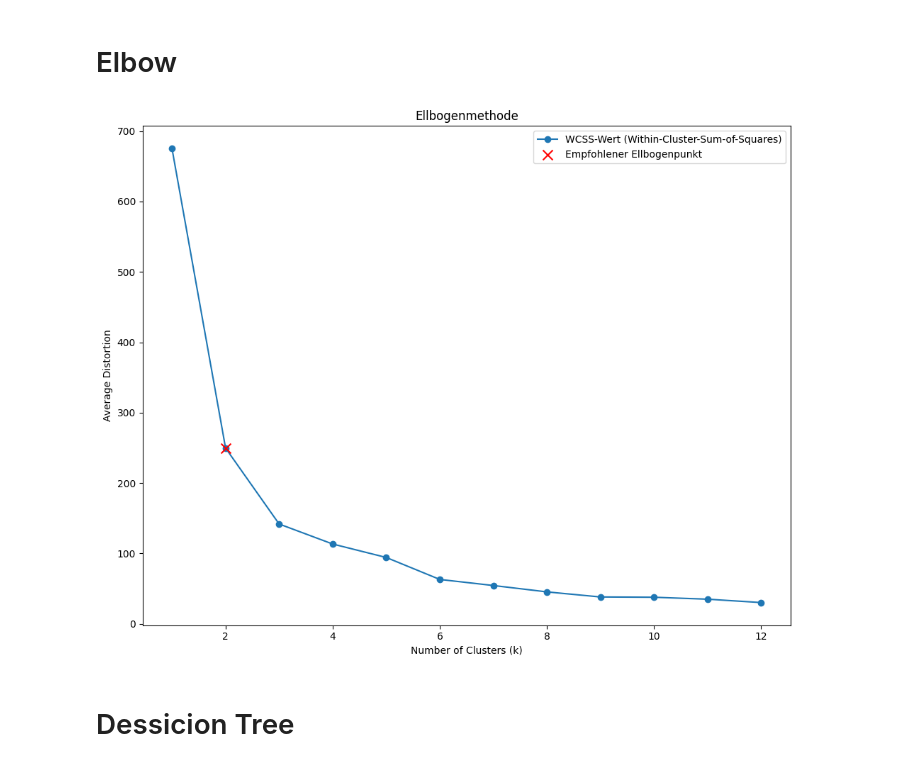
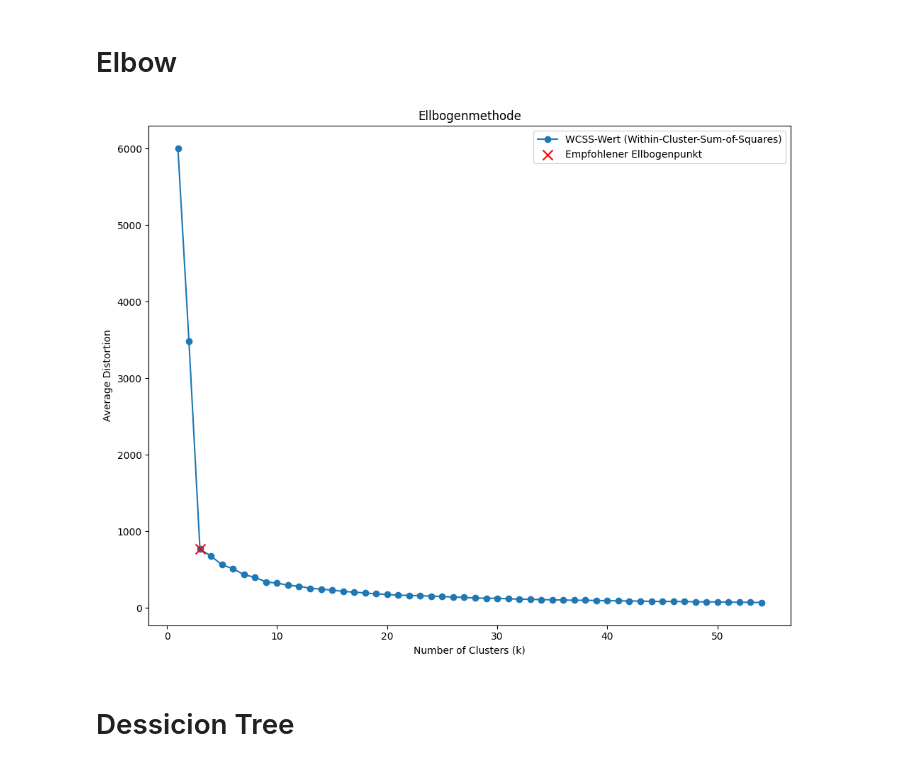
Before and after one commit to axellotl22/progback, a Jupyter notebook: notebooks/visual_response.ipynb, the cells around one changed output. Drawn from its saved outputs; the diff is of its cells as text; code cells hidden in the pictures.

```diff
--- a/notebooks/visual_response.ipynb
+++ b/notebooks/visual_response.ipynb
@@ -441,51 +445,43 @@ interactive(children=(IntSlider(value=20, description='elev', max=90, step=5), I
 # %%
 import requests
 import matplotlib.pyplot as plt
 
 # Endpunkt für die Ellbogenmethode
 url = "http://localhost:8080/determination/elbow"
 
 # Daten für die Anfrage
 files = {
-    "file": open("IRIS.csv", "rb")  # Ersetzen Sie 'Ihre_Datei.csv' durch den Namen Ihrer CSV-Datei.
+    "file": open("xclara.csv", "rb")  # Ersetzen Sie 'Ihre_Datei.csv' durch den Namen Ihrer CSV-Datei.
 }
 data = {
     "method": "optimized"  # "standard" oder "optimized"
 }
 
 # Sende POST-Anfrage
 response = requests.post(url, files=files, data=data)
 
-# Überprüfen Sie den Statuscode der Antwort, um sicherzustellen, dass die Anfrage erfolgreich war
-if response.status_code != 200:
-    print("Fehler beim Abrufen der Daten:", response.text)
-else:
-    # Lade JSON-Antwort in Variable
-    result = response.json()
 
-    # Datenpunkte extrahieren
-    x_values = [point["x"] for point in result["points"]]
-    y_values = [point["y"] for point in result["points"]]
-
-    # Plotte Datenpunkte
-    plt.figure(figsize=(10, 8))
-    plt.plot(x_values, y_values, marker='o', label="WCSS-Wert (Within-Cluster-Sum-of-Squares)")
-
-    # Plotte empfohlenen Ellbogenpunkt
-    recommended_x = result["recommended_point"]["x"]
-    recommended_y = result["recommended_point"]["y"]
-    plt.scatter(recommended_x, recommended_y, color="red", marker="x", s=100, zorder=3, label="Empfohlener Ellbogenpunkt")
-
-    # Achsenbeschriftung und Titel
-    plt.xlabel(result["labels"]["x"])
-    plt.ylabel(result["labels"]["y"])
-    plt.title("Ellbogenmethode")
-    plt.legend()
-
-    plt.tight_layout()
-    plt.show()
+# Lade JSON-Antwort in Variable
+result = response.json()
+# Datenpunkte extrahieren
+x_values = [point["x"] for point in result["points"]]
+y_values = [point["y"] for point in result["points"]]
+# Plotte Datenpunkte
+plt.figure(figsize=(10, 8))
+plt.plot(x_values, y_values, marker='o', label="WCSS-Wert (Within-Cluster-Sum-of-Squares)")
+# Plotte empfohlenen Ellbogenpunkt
+recommended_x = result["recommended_point"]["x"]
+recommended_y = result["recommended_point"]["y"]
+plt.scatter(recommended_x, recommended_y, color="red", marker="x", s=100, zorder=3, label="Empfohlener Ellbogenpunkt")
+# Achsenbeschriftung und Titel
+plt.xlabel(result["labels"]["x"])
+plt.ylabel(result["labels"]["y"])
+plt.title("Ellbogenmethode")
+plt.legend()
+plt.tight_layout()
+plt.show()
 # %% [output]
-[figure, old version]
+[figure, new version]
 # %% [markdown]
 # Dessicion Tree
 # %%
```
Also changed, not shown: parts of 5 cells of this notebook.
